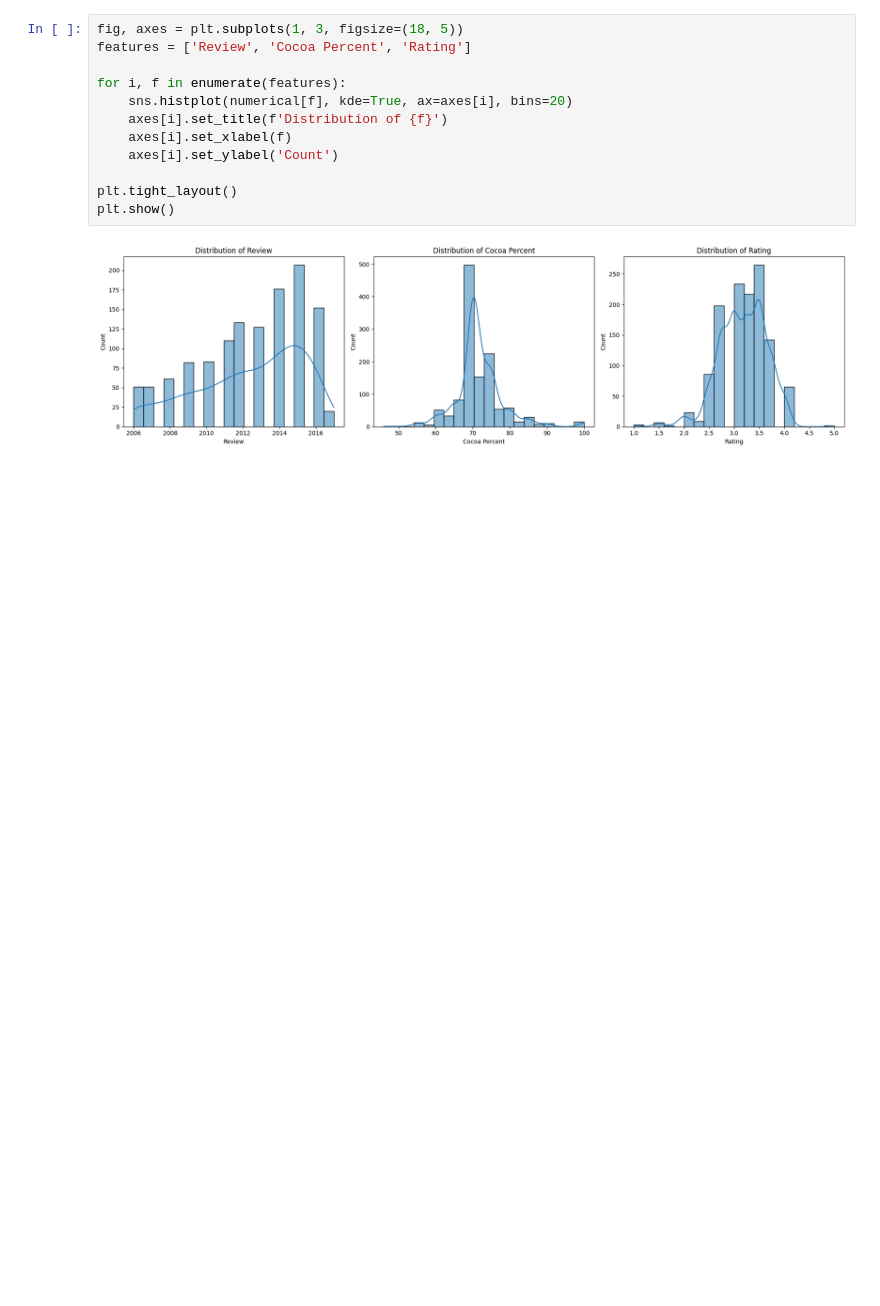
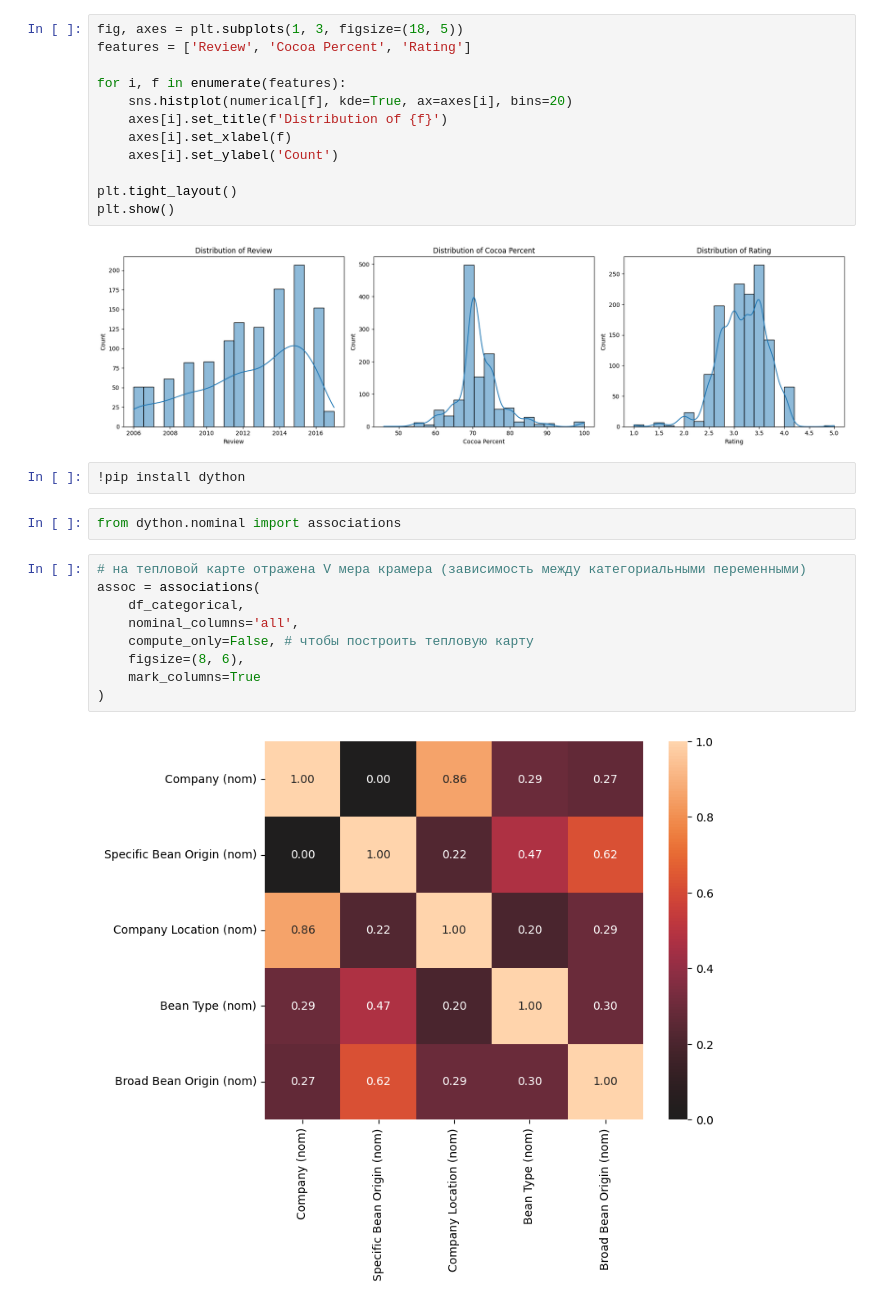
Before and after one commit to PolyakovMA/chocolate-review, a Jupyter notebook: Chocolate_reviews.ipynb, the cells around one changed output. Cells and saved outputs as stored; diff of their text form; blank space fills up the shorter version.

```diff
--- a/Chocolate_reviews.ipynb
+++ b/Chocolate_reviews.ipynb
@@ -176,3 +176,18 @@ plt.tight_layout()
 plt.show()
 # %% [output]
 [figure]
+# %%
+!pip install dython
+# %%
+from dython.nominal import associations
+# %%
+# на тепловой карте отражена V мера крамера (зависимость между категориальными переменными)
+assoc = associations(
+    df_categorical,
+    nominal_columns='all',
+    compute_only=False, # чтобы построить тепловую карту
+    figsize=(8, 6),
+    mark_columns=True
+)
+# %% [output]
+[figure, added]
```
Also changed, not shown: parts of 2 cells of this notebook.
